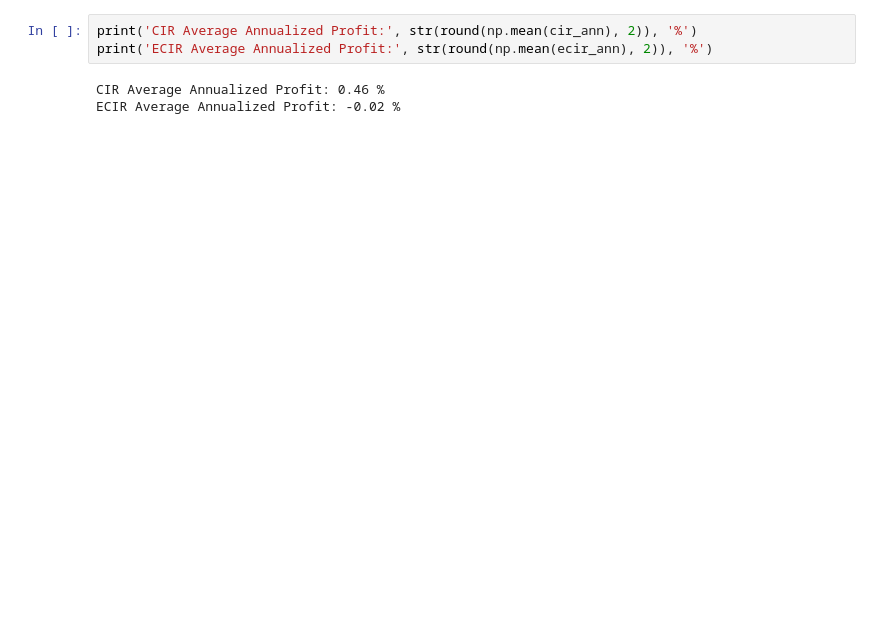
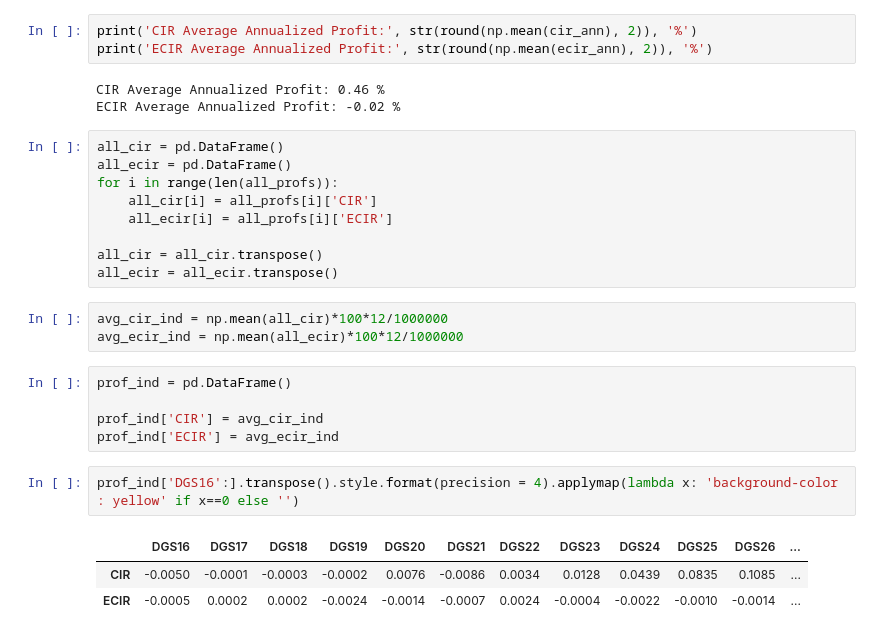
Before and after one commit to smallphotato/MF728_finalproject, a Jupyter notebook: Trading_Strategy.ipynb, the cells around one changed output. Drawn from its saved outputs; the diff is of its cells as text; blank space fills up the shorter version.

```diff
--- a/Trading_Strategy.ipynb
+++ b/Trading_Strategy.ipynb
@@ -218,3 +162,26 @@ print('ECIR Average Annualized Profit:', str(round(np.mean(ecir_ann), 2)), '%')
 # %% [output]
 CIR Average Annualized Profit: 0.46 %
 ECIR Average Annualized Profit: -0.02 %
+# %%
+all_cir = pd.DataFrame()
+all_ecir = pd.DataFrame()
+for i in range(len(all_profs)):
+    all_cir[i] = all_profs[i]['CIR']
+    all_ecir[i] = all_profs[i]['ECIR']
+
+all_cir = all_cir.transpose()
+all_ecir = all_ecir.transpose()
+# %%
+avg_cir_ind = np.mean(all_cir)*100*12/1000000
+avg_ecir_ind = np.mean(all_ecir)*100*12/1000000
+# %%
+prof_ind = pd.DataFrame()
+
+prof_ind['CIR'] = avg_cir_ind
+prof_ind['ECIR'] = avg_ecir_ind
+# %%
+prof_ind['DGS16':].transpose().style.format(precision = 4).applymap(lambda x: 'background-color : yellow' if x==0 else '')
+# %% [output]
+|  | DGS16 | DGS17 | DGS18 | DGS19 | DGS20 | DGS21 | DGS22 | DGS23 | DGS24 | DGS25 | DGS26 | ... |
+| CIR | -0.0050 | -0.0001 | -0.0003 | -0.0002 | 0.0076 | -0.0086 | 0.0034 | 0.0128 | 0.0439 | 0.0835 | 0.1085 | ... |
+| ECIR | -0.0005 | 0.0002 | 0.0002 | -0.0024 | -0.0014 | -0.0007 | 0.0024 | -0.0004 | -0.0022 | -0.0010 | -0.0014 | ... |
```
Also changed, not shown: parts of 7 cells of this notebook.
